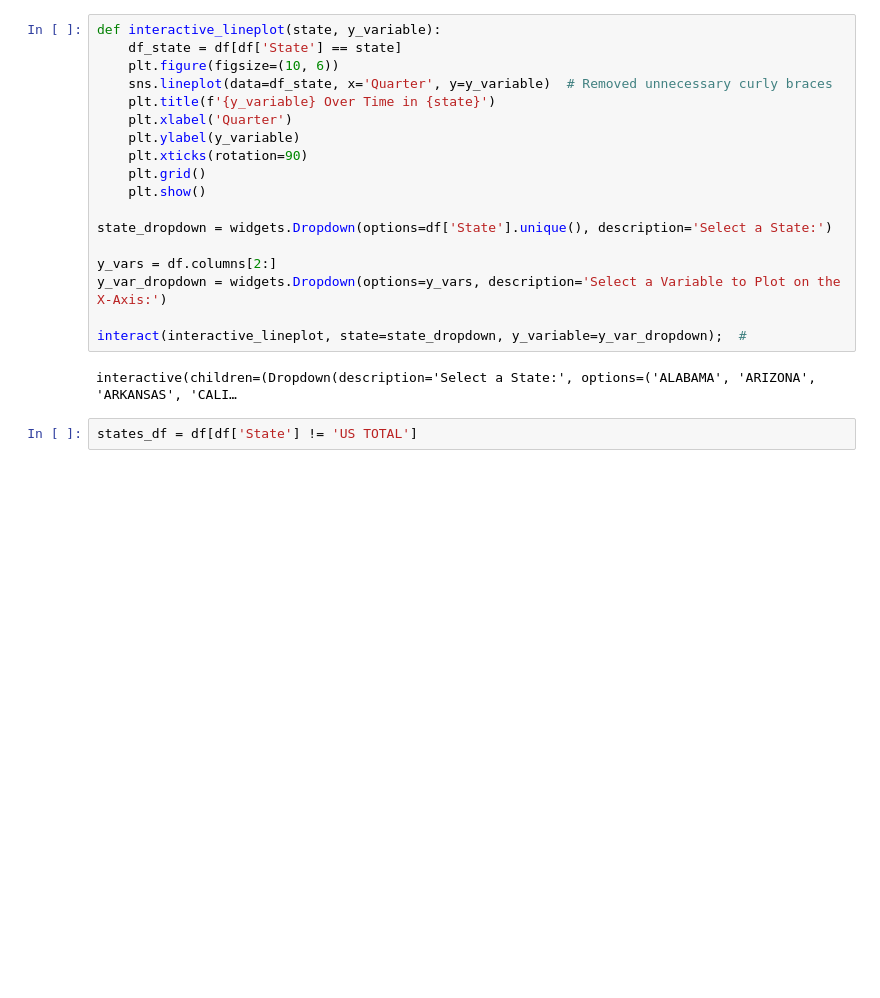
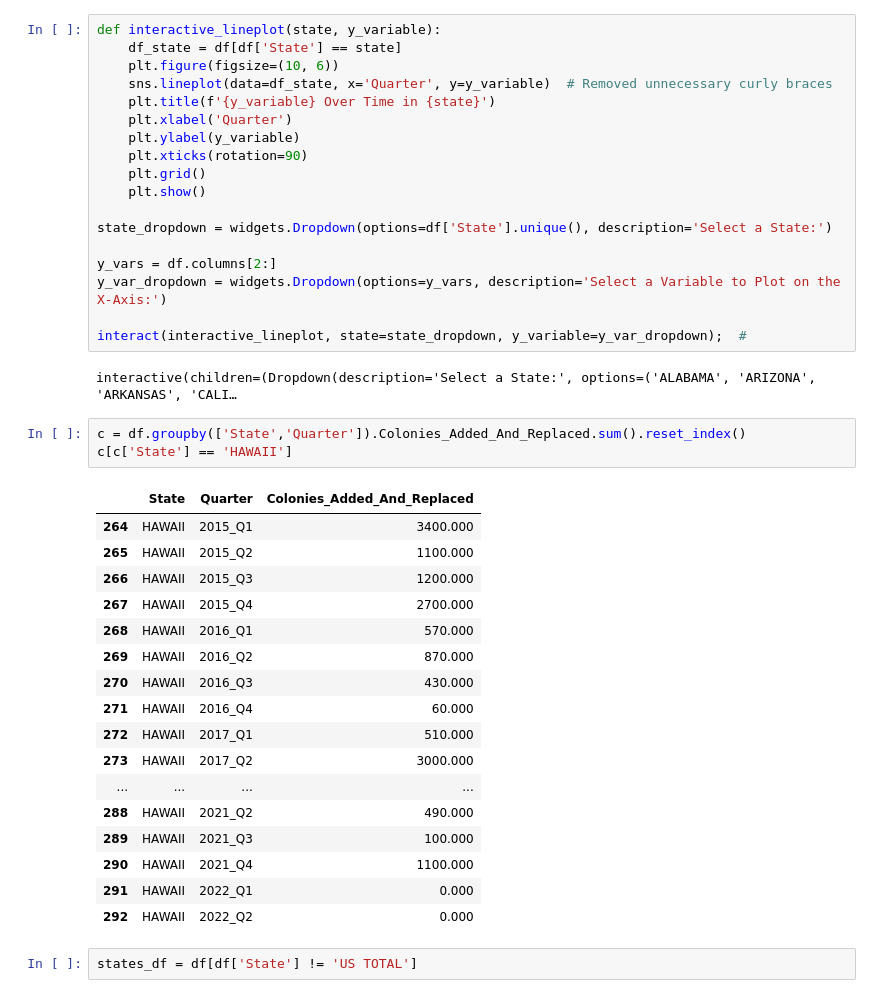
Before and after one commit to CoryKjar/CS499-Project, a Jupyter notebook: Python/Honey Bee Analysis.ipynb, the cells around one changed output. Drawn from its saved outputs; the diff is of its cells as text; blank space fills up the shorter version.

```diff
--- a/Python/Honey Bee Analysis.ipynb
+++ b/Python/Honey Bee Analysis.ipynb
@@ -167,6 +167,27 @@ y_var_dropdown = widgets.Dropdown(options=y_vars, description='Select a Variable
 interact(interactive_lineplot, state=state_dropdown, y_variable=y_var_dropdown);  #
 # %% [output]
 interactive(children=(Dropdown(description='Select a State:', options=('ALABAMA', 'ARIZONA', 'ARKANSAS', 'CALI…
+# %%
+c = df.groupby(['State','Quarter']).Colonies_Added_And_Replaced.sum().reset_index()
+c[c['State'] == 'HAWAII']
+# %% [output]
+|  | State | Quarter | Colonies_Added_And_Replaced |
+| 264 | HAWAII | 2015_Q1 | 3400.000 |
+| 265 | HAWAII | 2015_Q2 | 1100.000 |
+| 266 | HAWAII | 2015_Q3 | 1200.000 |
+| 267 | HAWAII | 2015_Q4 | 2700.000 |
+| 268 | HAWAII | 2016_Q1 | 570.000 |
+| 269 | HAWAII | 2016_Q2 | 870.000 |
+| 270 | HAWAII | 2016_Q3 | 430.000 |
+| 271 | HAWAII | 2016_Q4 | 60.000 |
+| 272 | HAWAII | 2017_Q1 | 510.000 |
+| 273 | HAWAII | 2017_Q2 | 3000.000 |
+| ... | ... | ... | ... |
+| 288 | HAWAII | 2021_Q2 | 490.000 |
+| 289 | HAWAII | 2021_Q3 | 100.000 |
+| 290 | HAWAII | 2021_Q4 | 1100.000 |
+| 291 | HAWAII | 2022_Q1 | 0.000 |
+| 292 | HAWAII | 2022_Q2 | 0.000 |
 # %%
 states_df = df[df['State'] != 'US TOTAL']
 # %%
```
Also changed, not shown: parts of 2 cells of this notebook, 1 other file.
